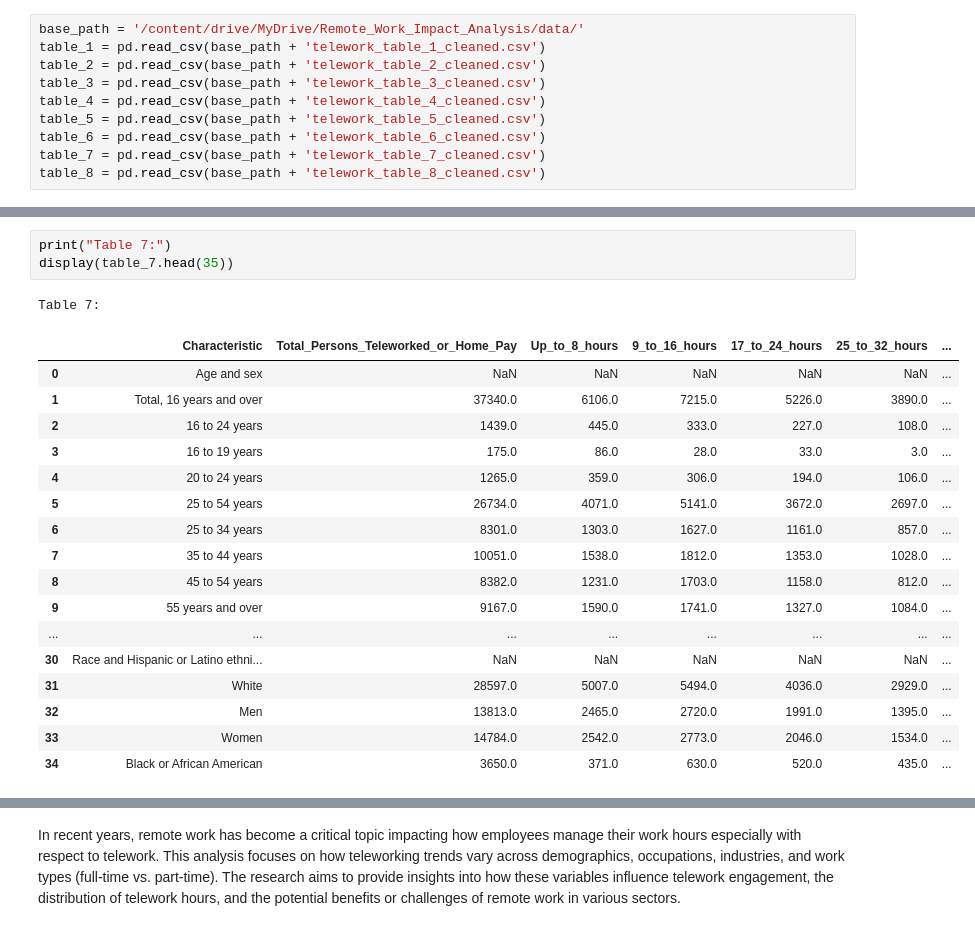
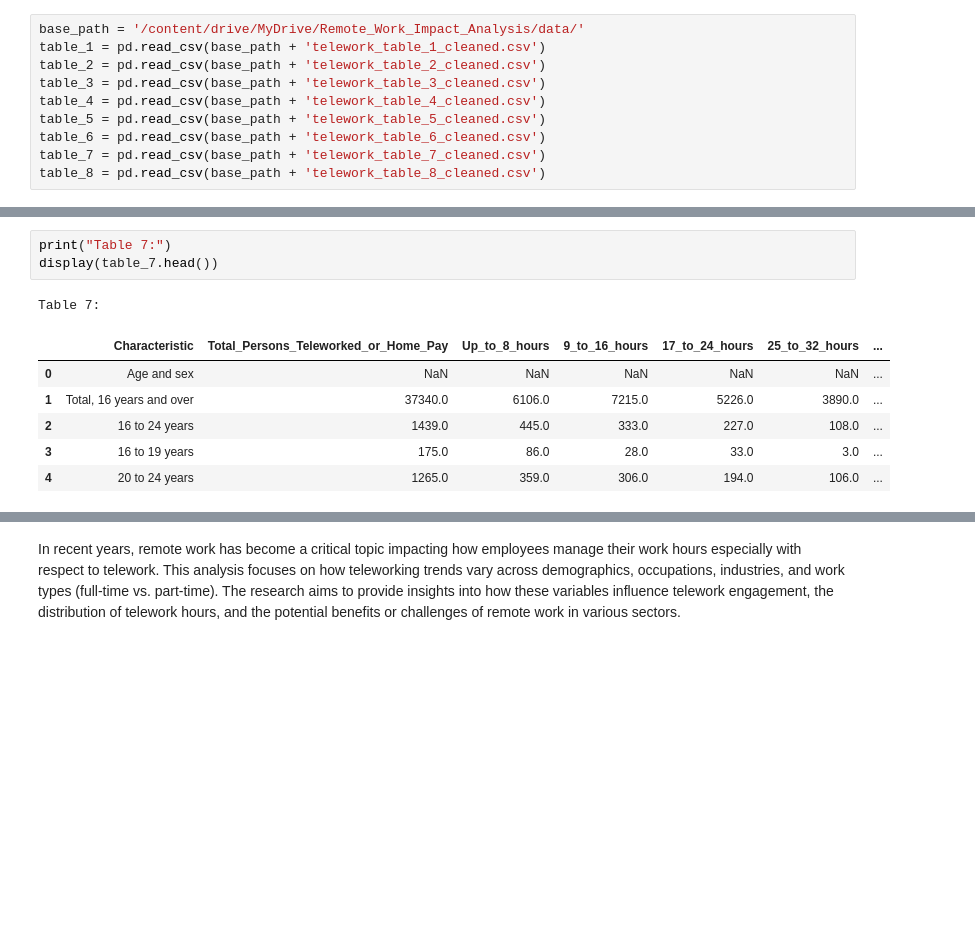
Before and after one commit to abd-abdur/Remote_Work_Impact_Analysis, a Jupyter notebook: Remote_Work_Impact_Analysis.ipynb, the cells around one changed output, grey strips where cells are left out. Saved outputs shown, nothing was run; the diff lists cells and outputs as text; blank space fills up the shorter version.

```diff
--- a/Remote_Work_Impact_Analysis.ipynb
+++ b/Remote_Work_Impact_Analysis.ipynb
@@ -108,24 +74,13 @@ Table 4:
 # %%
 print("Table 7:")
-display(table_7.head(35))
+display(table_7.head())
 # %% [output]
 Table 7:
 |  | Characteristic | Total_Persons_Teleworked_or_Home_Pay | Up_to_8_hours | 9_to_16_hours | 17_to_24_hours | 25_to_32_hours | ... |
 | 0 | Age and sex | NaN | NaN | NaN | NaN | NaN | ... |
 | 1 | Total, 16 years and over | 37340.0 | 6106.0 | 7215.0 | 5226.0 | 3890.0 | ... |
 | 2 | 16 to 24 years | 1439.0 | 445.0 | 333.0 | 227.0 | 108.0 | ... |
 | 3 | 16 to 19 years | 175.0 | 86.0 | 28.0 | 33.0 | 3.0 | ... |
 | 4 | 20 to 24 years | 1265.0 | 359.0 | 306.0 | 194.0 | 106.0 | ... |
-| 5 | 25 to 54 years | 26734.0 | 4071.0 | 5141.0 | 3672.0 | 2697.0 | ... |
-| 6 | 25 to 34 years | 8301.0 | 1303.0 | 1627.0 | 1161.0 | 857.0 | ... |
-| 7 | 35 to 44 years | 10051.0 | 1538.0 | 1812.0 | 1353.0 | 1028.0 | ... |
-| 8 | 45 to 54 years | 8382.0 | 1231.0 | 1703.0 | 1158.0 | 812.0 | ... |
-| 9 | 55 years and over | 9167.0 | 1590.0 | 1741.0 | 1327.0 | 1084.0 | ... |
-| ... | ... | ... | ... | ... | ... | ... | ... |
-| 30 | Race and Hispanic or Latino ethni... | NaN | NaN | NaN | NaN | NaN | ... |
-| 31 | White | 28597.0 | 5007.0 | 5494.0 | 4036.0 | 2929.0 | ... |
-| 32 | Men | 13813.0 | 2465.0 | 2720.0 | 1991.0 | 1395.0 | ... |
-| 33 | Women | 14784.0 | 2542.0 | 2773.0 | 2046.0 | 1534.0 | ... |
-| 34 | Black or African American | 3650.0 | 371.0 | 630.0 | 520.0 | 435.0 | ... |
 # %%
 print("Table 8:")
```
Also changed, not shown: parts of 35 cells of this notebook.
